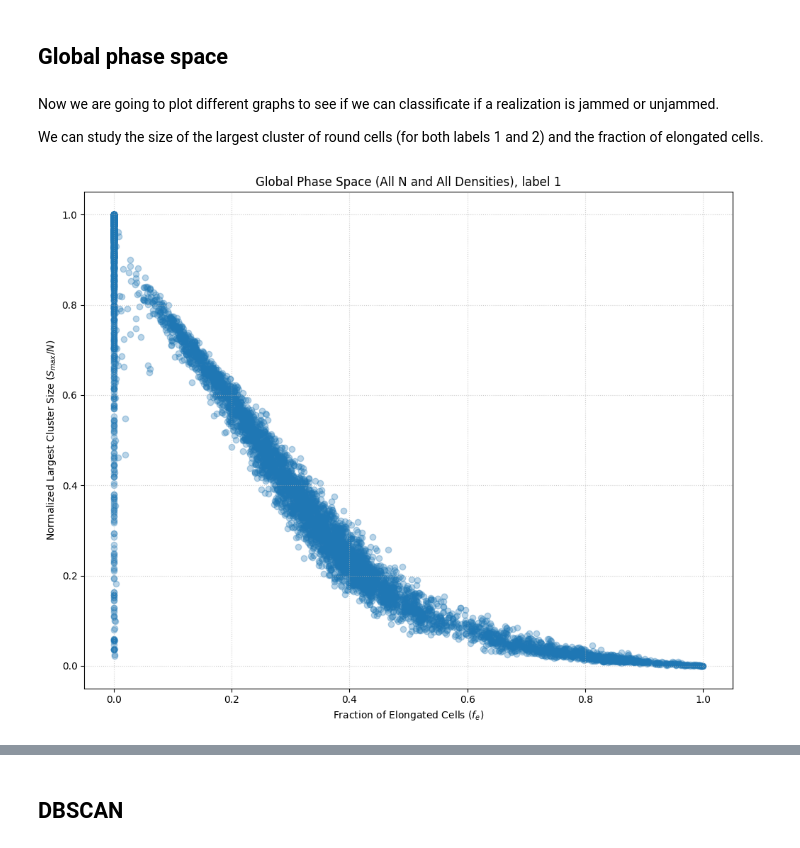
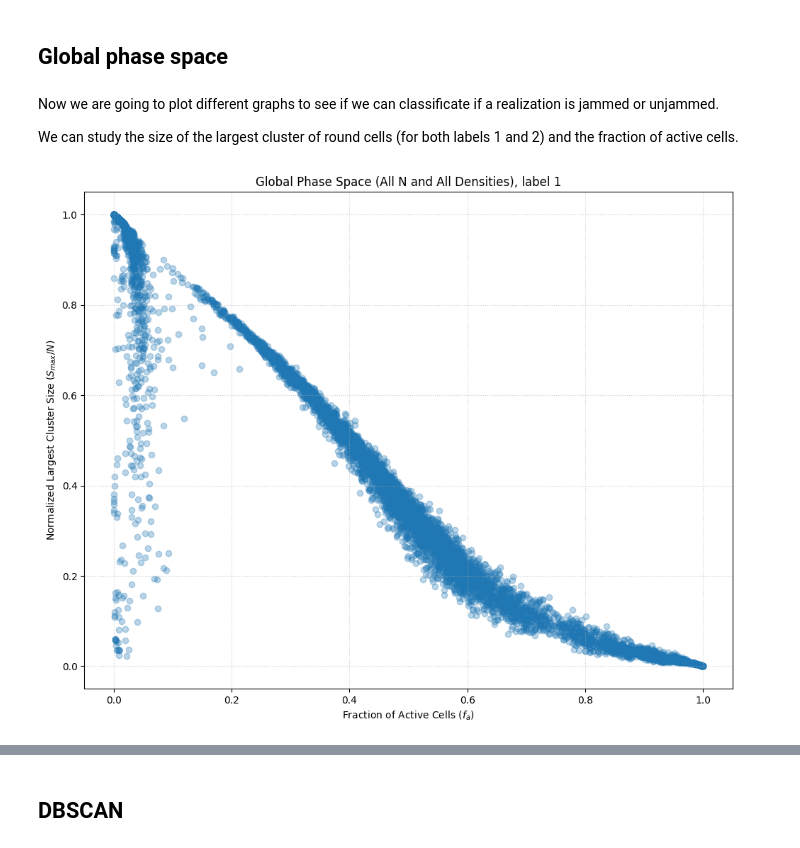
Before and after one commit to gonzaloangaut/oncostreams_analysis, a Jupyter notebook: classification_jamming.ipynb, the cells around one changed output, grey strips where cells are left out. Cells and saved outputs as stored; diff of their text form; code cells hidden in the pictures.

Commit message:
Classified jamming using fraction of active cells

```diff
--- a/classification_jamming.ipynb
+++ b/classification_jamming.ipynb
@@ -370,7 +376,9 @@ df = pd.read_csv("data/processed/jamming/final_dataset.csv")
 N_labels = df["N"].values
 seed_labels = df["seed"].values
 rho_labels = df["rho"].values
-f_all = df["f_elongated"].values
+f_elongated_all = df["f_elongated"].values
+f_binary_all = df["f_binary"].values
+f_active_all = df["f_active"].values
 s_all = df["s_max_norm"].values
 s_2_all = df["s_max_norm_2"].values
 # %% [markdown]
@@ -378,29 +386,29 @@ s_2_all = df["s_max_norm_2"].values
 # %% [markdown]
 Now we are going to plot different graphs to see if we can classificate if a realization is jammed or unjammed.
 
-We can study the size of the largest cluster of round cells (for both labels 1 and 2) and the fraction of elongated cells.
+We can study the size of the largest cluster of round cells (for both labels 1 and 2) and the fraction of active cells.
 # %%
 # Create the figure
 fig, ax = plt.subplots(figsize=(10, 8))
 
 # Scatter plot
-ax.scatter(f_all, s_all, alpha=0.3)
+ax.scatter(f_active_all, s_all, alpha=0.3)
 
 # Configuration
-ax.set_xlabel("Fraction of Elongated Cells ($f_e$)")
+ax.set_xlabel("Fraction of Active Cells ($f_a$)")
 ax.set_ylabel("Normalized Largest Cluster Size ($S_{max}/N$)")
 ax.set_title("Global Phase Space (All N and All Densities), label 1")
 ax.grid(True, linestyle=":", alpha=0.6)
 
 # Save the figure
 folder_path = "graphs/jamming"
 os.makedirs(folder_path, exist_ok=True)
 plt.tight_layout()
 plt.savefig(f"{folder_path}/global_phase_space_label_1.png", dpi=600)
 
 plt.show()
 # %% [output]
-[figure, old version]
+[figure, new version]
 # %%
 # Create the figure
 fig, ax = plt.subplots(figsize=(10, 8))
```
Also changed, not shown: parts of 16 cells of this notebook, 20 other files.
